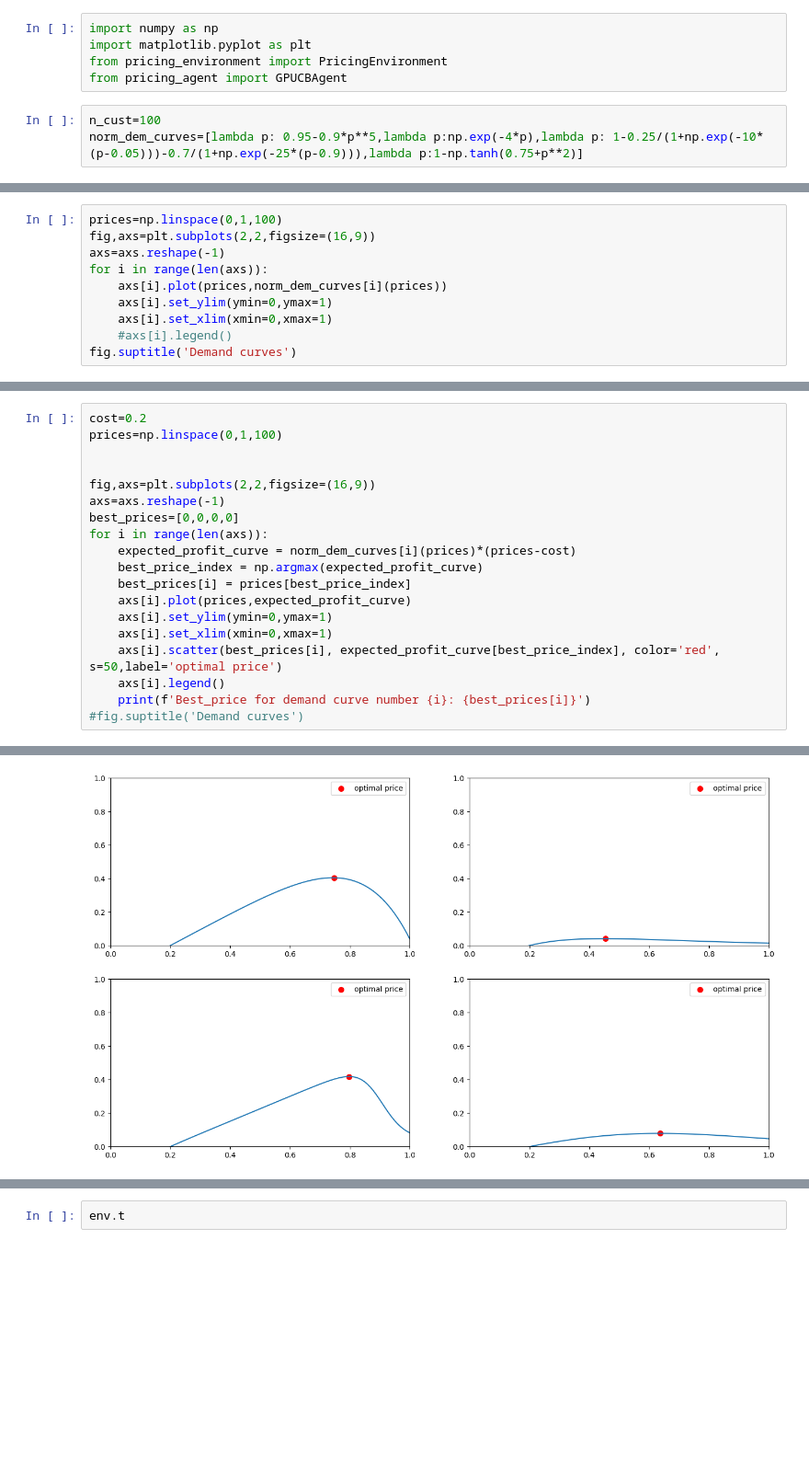
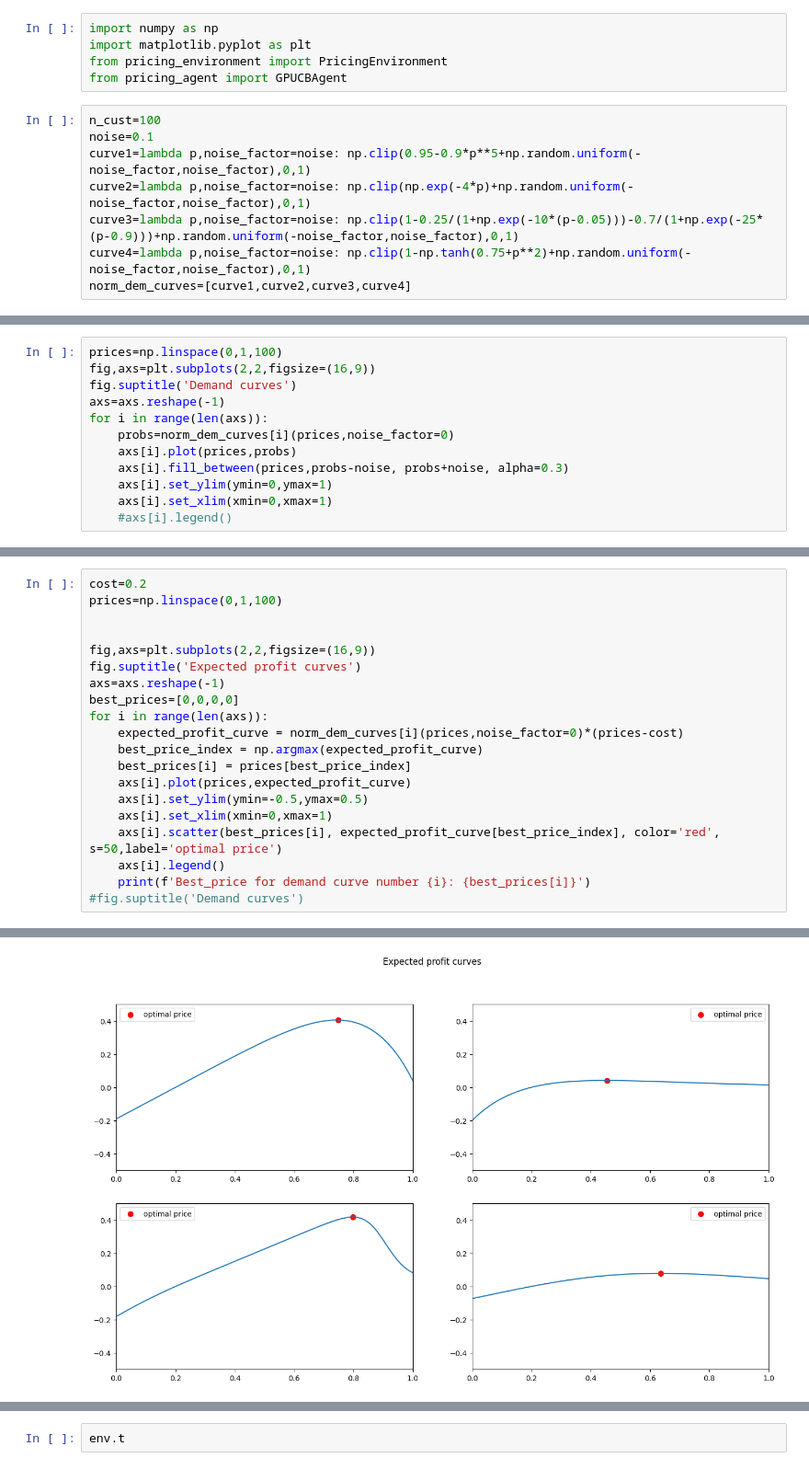
Before and after one commit to manuu1311/OLA-project, a Jupyter notebook: Deliverables/Requirement3/prova.ipynb, the cells around one changed output, grey strips where cells are left out. Shown: that part at 92% size. Saved outputs shown, nothing was run; the diff lists cells and outputs as text; blank space fills up the shorter version.

Commit message:
added noise in the demand curves

```diff
--- a/Deliverables/Requirement3/prova.ipynb
+++ b/Deliverables/Requirement3/prova.ipynb
@@ -5,4 +5,9 @@ from pricing_environment import PricingEnvironment
 from pricing_agent import GPUCBAgent
 # %%
 n_cust=100
-norm_dem_curves=[lambda p: 0.95-0.9*p**5,lambda p:np.exp(-4*p),lambda p: 1-0.25/(1+np.exp(-10*(p-0.05)))-0.7/(1+np.exp(-25*(p-0.9))),lambda p:1-np.tanh(0.75+p**2)]
+noise=0.1
+curve1=lambda p,noise_factor=noise: np.clip(0.95-0.9*p**5+np.random.uniform(-noise_factor,noise_factor),0,1)
+curve2=lambda p,noise_factor=noise: np.clip(np.exp(-4*p)+np.random.uniform(-noise_factor,noise_factor),0,1)
+curve3=lambda p,noise_factor=noise: np.clip(1-0.25/(1+np.exp(-10*(p-0.05)))-0.7/(1+np.exp(-25*(p-0.9)))+np.random.uniform(-noise_factor,noise_factor),0,1)
+curve4=lambda p,noise_factor=noise: np.clip(1-np.tanh(0.75+p**2)+np.random.uniform(-noise_factor,noise_factor),0,1)
+norm_dem_curves=[curve1,curve2,curve3,curve4]
@@ -9,11 +16,13 @@ norm_dem_curves=[lambda p: 0.95-0.9*p**5,lambda p:np.exp(-4*p),lambda p: 1-0.25/
 # %%
 prices=np.linspace(0,1,100)
 fig,axs=plt.subplots(2,2,figsize=(16,9))
+fig.suptitle('Demand curves')
 axs=axs.reshape(-1)
 for i in range(len(axs)):
-    axs[i].plot(prices,norm_dem_curves[i](prices))
+    probs=norm_dem_curves[i](prices,noise_factor=0)
+    axs[i].plot(prices,probs)
+    axs[i].fill_between(prices,probs-noise, probs+noise, alpha=0.3)
     axs[i].set_ylim(ymin=0,ymax=1)
     axs[i].set_xlim(xmin=0,xmax=1)
     #axs[i].legend()
-fig.suptitle('Demand curves')
 # %% [output]
@@ -22,26 +30,27 @@ Text(0.5, 0.98, 'Demand curves')
 # %%
 cost=0.2
 prices=np.linspace(0,1,100)
 
 
 fig,axs=plt.subplots(2,2,figsize=(16,9))
+fig.suptitle('Expected profit curves')
 axs=axs.reshape(-1)
 best_prices=[0,0,0,0]
 for i in range(len(axs)):
-    expected_profit_curve = norm_dem_curves[i](prices)*(prices-cost)
+    expected_profit_curve = norm_dem_curves[i](prices,noise_factor=0)*(prices-cost)
     best_price_index = np.argmax(expected_profit_curve)
     best_prices[i] = prices[best_price_index]
     axs[i].plot(prices,expected_profit_curve)
-    axs[i].set_ylim(ymin=0,ymax=1)
+    axs[i].set_ylim(ymin=-0.5,ymax=0.5)
     axs[i].set_xlim(xmin=0,xmax=1)
     axs[i].scatter(best_prices[i], expected_profit_curve[best_price_index], color='red', s=50,label='optimal price')
     axs[i].legend()
     print(f'Best_price for demand curve number {i}: {best_prices[i]}')
 #fig.suptitle('Demand curves')
 # %% [output]
 Best_price for demand curve number 0: 0.7474747474747475
 Best_price for demand curve number 1: 0.4545454545454546
 Best_price for demand curve number 2: 0.797979797979798
 Best_price for demand curve number 3: 0.6363636363636365
-[figure, old version]
+[figure, new version]
 # %%
```
Also changed, not shown: parts of 3 cells of this notebook.
